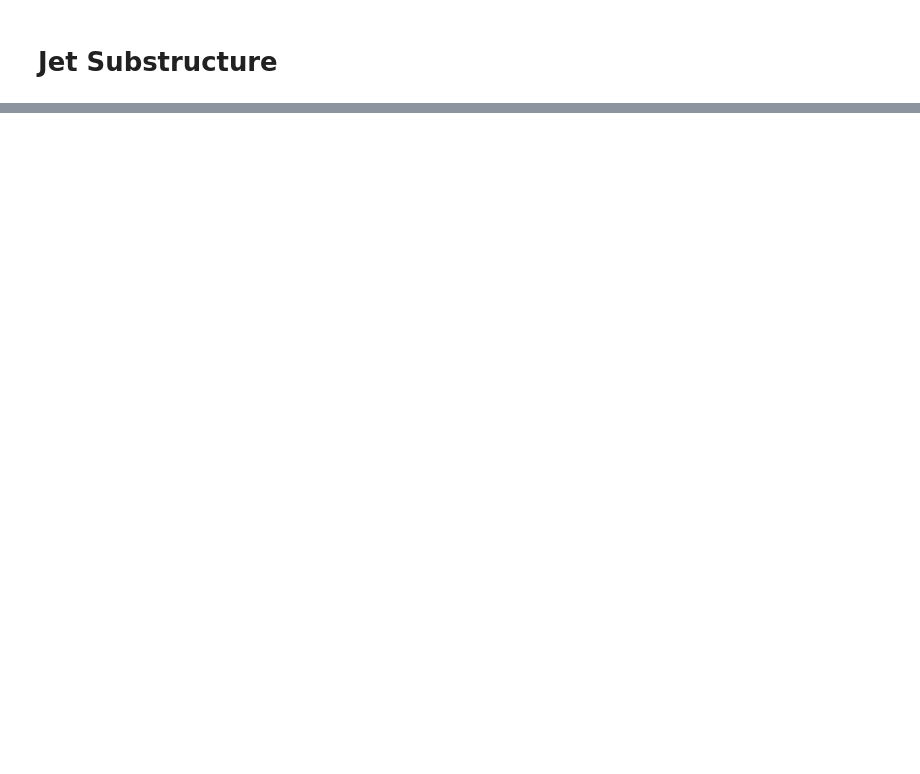
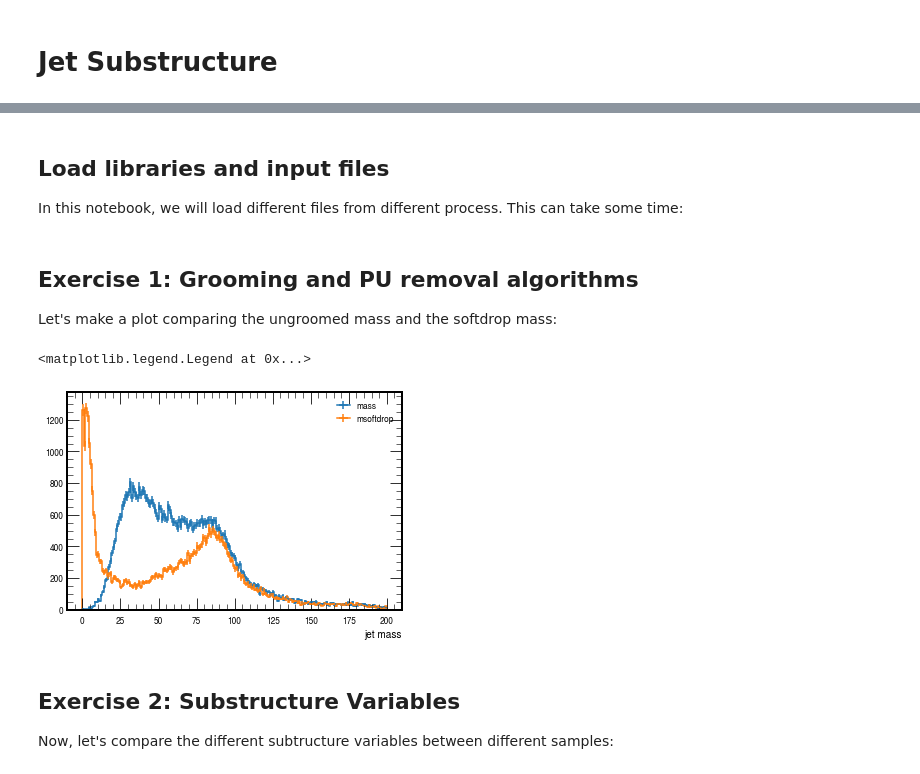
Before and after one commit to cms-jet/JMEDAS, a Jupyter notebook: notebooks/master/Jet_Substructure.ipynb, the cells around one changed output, grey strips where cells are left out. Saved outputs shown, nothing was run; the diff lists cells and outputs as text; code cells hidden in the pictures; blank space fills up the shorter version.

```diff
--- a/notebooks/master/Jet_Substructure.ipynb
+++ b/notebooks/master/Jet_Substructure.ipynb
@@ -225,0 +3,15 @@ The following two plots show what QCD events look like in different $p_{T}$ rang
+# %% [markdown]
+## Load libraries and input files
+
+In this notebook, we will load different files from different process. This can take some time:
+# %%
+from coffea.nanoevents import NanoEventsFactory, NanoAODSchema
+import hist
+import awkward as ak
+import numpy as np
+import matplotlib.pyplot as plt
+import mplhep as hep
+import correctionlib
+import copy
+
+plt.style.use(hep.style.CMS)
@@ -225,0 +28,29 @@ The following two plots show what QCD events look like in different $p_{T}$ rang
+# %% [markdown]
+## Exercise 1: Grooming and PU removal algorithms
+
+Let's make a plot comparing the ungroomed mass and the softdrop mass:
+# %%
+hists_mass = (
+    hist.Hist.new
+    .StrCat(["mass", "msoftdrop"], name="mass_type")
+    .Reg(200, 0, 200, name="mass", label='jet mass')
+    .Weight()
+    .fill(
+        mass_type='mass',
+        mass=ak.flatten(events_ttbar.FatJet.mass),
+    )
+    .fill(
+        mass_type='msoftdrop',
+        mass=ak.flatten(events_ttbar.FatJet.msoftdrop),
+    )
+)
+fig, ax = plt.subplots()
+hists_mass.plot1d()
+ax.legend()
+# %% [output]
+<matplotlib.legend.Legend at 0x...>
+[figure, added]
+# %% [markdown]
+## Exercise 2: Substructure Variables
+
+Now, let's compare the different subtructure variables between different samples:
```
Also changed, not shown: parts of 31 cells of this notebook, 5 other files.
